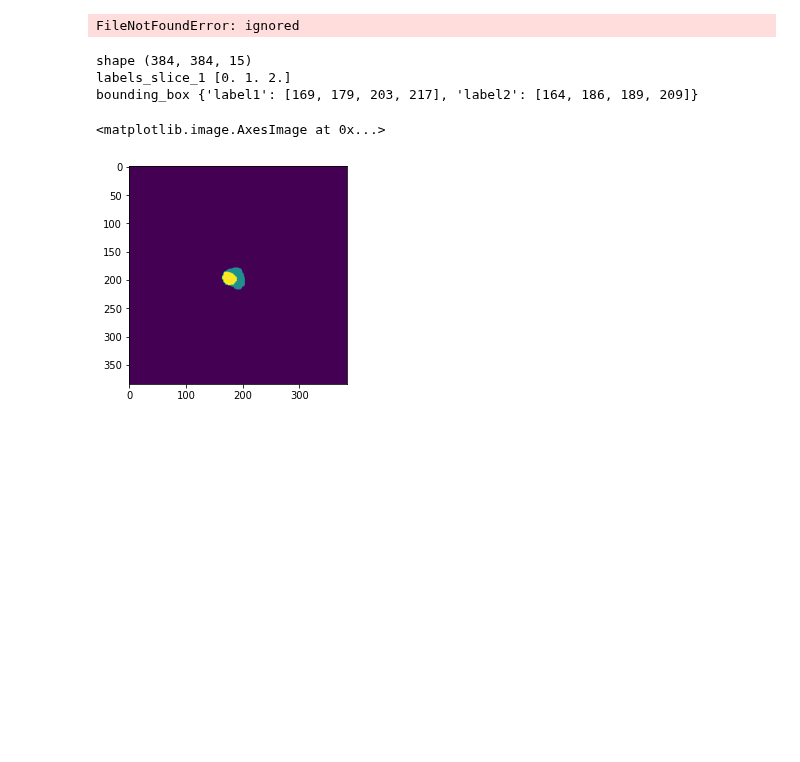
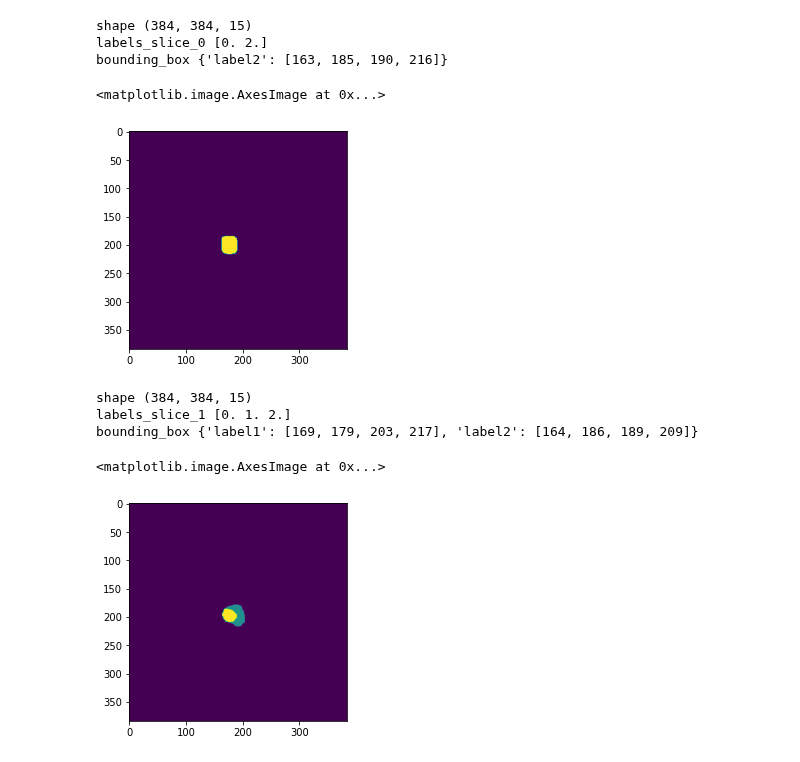
Before and after one commit to qazalmehrban/Medical-Segmentation, a Jupyter notebook: kera_dataloader.ipynb, the cells around one changed output. Cells and saved outputs as stored; diff of their text form; code cells hidden in the pictures; blank space fills up the shorter version.

```diff
--- a/kera_dataloader.ipynb
+++ b/kera_dataloader.ipynb
@@ -23,0 +21,3 @@ img = sorted(segmentations)
+# %%
+segmentations.sort()
+segmentations
@@ -43,14 +82,18 @@ def make_box(mask):
             box.append([x_min, y_min, x_max, y_max])
     return dict(zip([f"label{int(i)}" for i in obj_ids[1:]],box))
 # %%
-Masks = nib.load((labels + patients[0]))
+Masks = nib.load((labels + segmentations[0]))
 Masks = np.array(Masks.dataobj)
 print('shape', Masks.shape)
 slices =0
 Masks_2d = Masks[:,:,slices]
 print(f'labels_slice_{slices}', np.unique(Masks_2d))
 print('bounding_box', make_box(Masks_2d))
 plt.imshow(Masks_2d)
 # %% [output]
-FileNotFoundError: ignored
+shape (384, 384, 15)
+labels_slice_0 [0. 2.]
+bounding_box {'label2': [163, 185, 190, 216]}
+<matplotlib.image.AxesImage at 0x...>
+[figure, added]
 # %%
```
Also changed, not shown: parts of 6 cells of this notebook.
